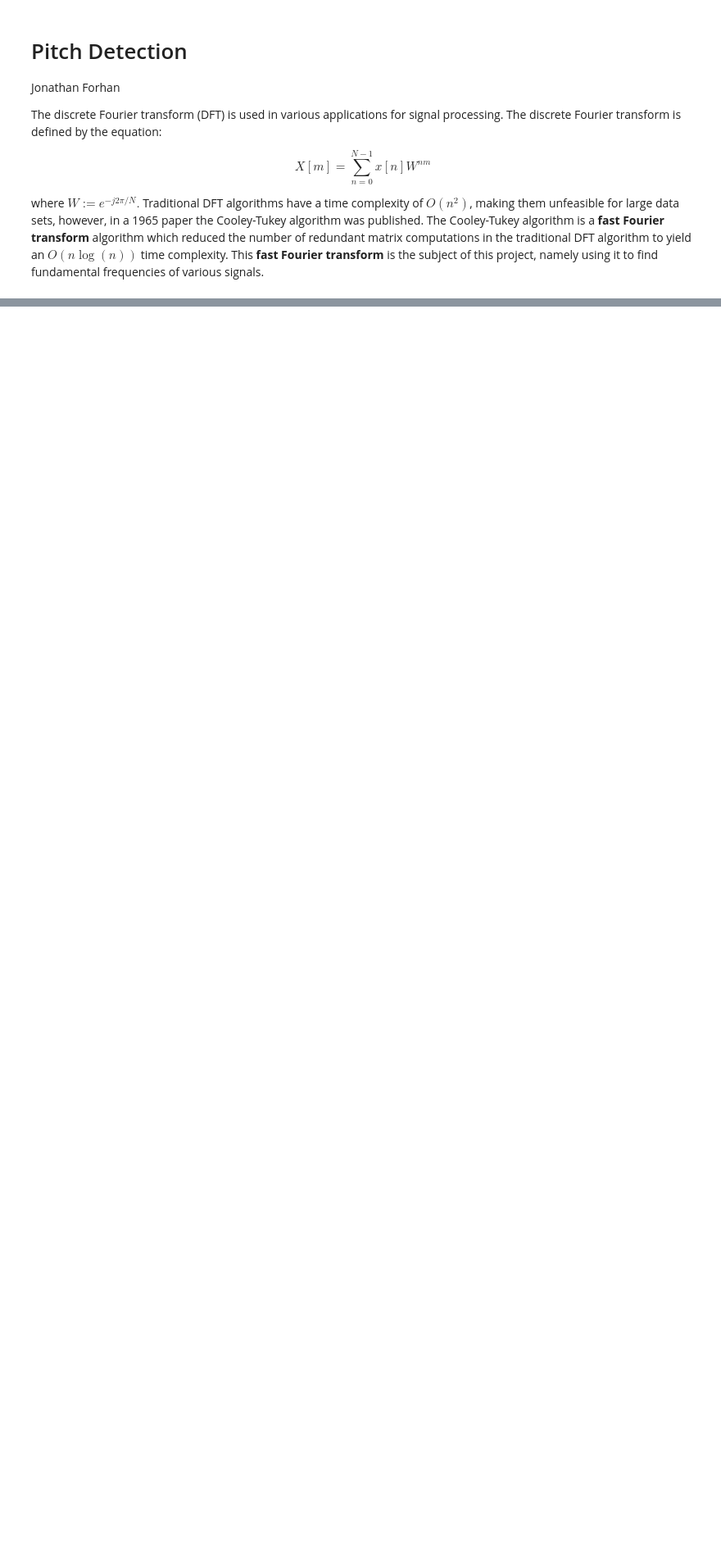
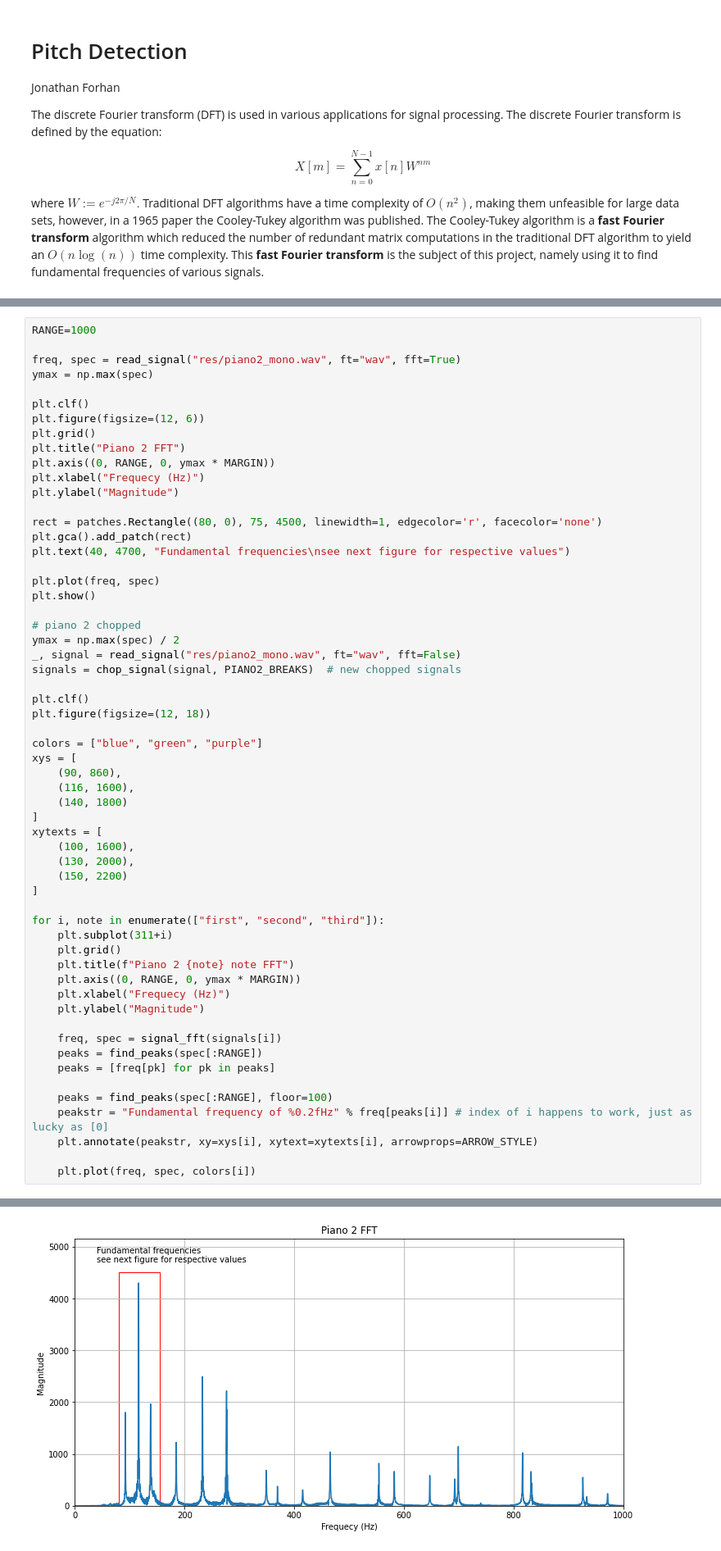
Before and after one commit to jonathanforhan/Homework-Mono, a Jupyter notebook: ee201/project-3/pitch-detection.ipynb, the cells around one changed output, grey strips where cells are left out. Shown at 82% size. Drawn from its saved outputs; the diff is of its cells as text; blank space fills up the shorter version.

```diff
--- a/ee201/project-3/pitch-detection.ipynb
+++ b/ee201/project-3/pitch-detection.ipynb
@@ -152,0 +255,59 @@ plt.plot(freq, spec)
+# %%
+RANGE=1000
+
+freq, spec = read_signal("res/piano2_mono.wav", ft="wav", fft=True)
+ymax = np.max(spec)
+
+plt.clf()
+plt.figure(figsize=(12, 6))
+plt.grid()
+plt.title("Piano 2 FFT")
+plt.axis((0, RANGE, 0, ymax * MARGIN))
+plt.xlabel("Frequecy (Hz)")
+plt.ylabel("Magnitude")
+
+rect = patches.Rectangle((80, 0), 75, 4500, linewidth=1, edgecolor='r', facecolor='none')
+plt.gca().add_patch(rect)
+plt.text(40, 4700, "Fundamental frequencies\nsee next figure for respective values")
+
+plt.plot(freq, spec)
+plt.show()
+
+# piano 2 chopped
+ymax = np.max(spec) / 2
+_, signal = read_signal("res/piano2_mono.wav", ft="wav", fft=False)
+signals = chop_signal(signal, PIANO2_BREAKS)  # new chopped signals
+
+plt.clf()
+plt.figure(figsize=(12, 18))
+
+colors = ["blue", "green", "purple"]
+xys = [
+    (90, 860),
+    (116, 1600),
+    (140, 1800)
+]
+xytexts = [
+    (100, 1600),
+    (130, 2000),
+    (150, 2200)
+]
+
+for i, note in enumerate(["first", "second", "third"]):
+    plt.subplot(311+i)
+    plt.grid()
+    plt.title(f"Piano 2 {note} note FFT")
+    plt.axis((0, RANGE, 0, ymax * MARGIN))
+    plt.xlabel("Frequecy (Hz)")
+    plt.ylabel("Magnitude")
+
+    freq, spec = signal_fft(signals[i])
+    peaks = find_peaks(spec[:RANGE])
+    peaks = [freq[pk] for pk in peaks]
+
+    peaks = find_peaks(spec[:RANGE], floor=100)
+    peakstr = "Fundamental frequency of %0.2fHz" % freq[peaks[i]] # index of i happens to work, just as lucky as [0]
+    plt.annotate(peakstr, xy=xys[i], xytext=xytexts[i], arrowprops=ARROW_STYLE)
+
+    plt.plot(freq, spec, colors[i])
+# %% [output]
@@ -152,0 +315 @@ plt.plot(freq, spec)
+[figure, added]
```
Also changed, not shown: parts of 14 cells of this notebook.
